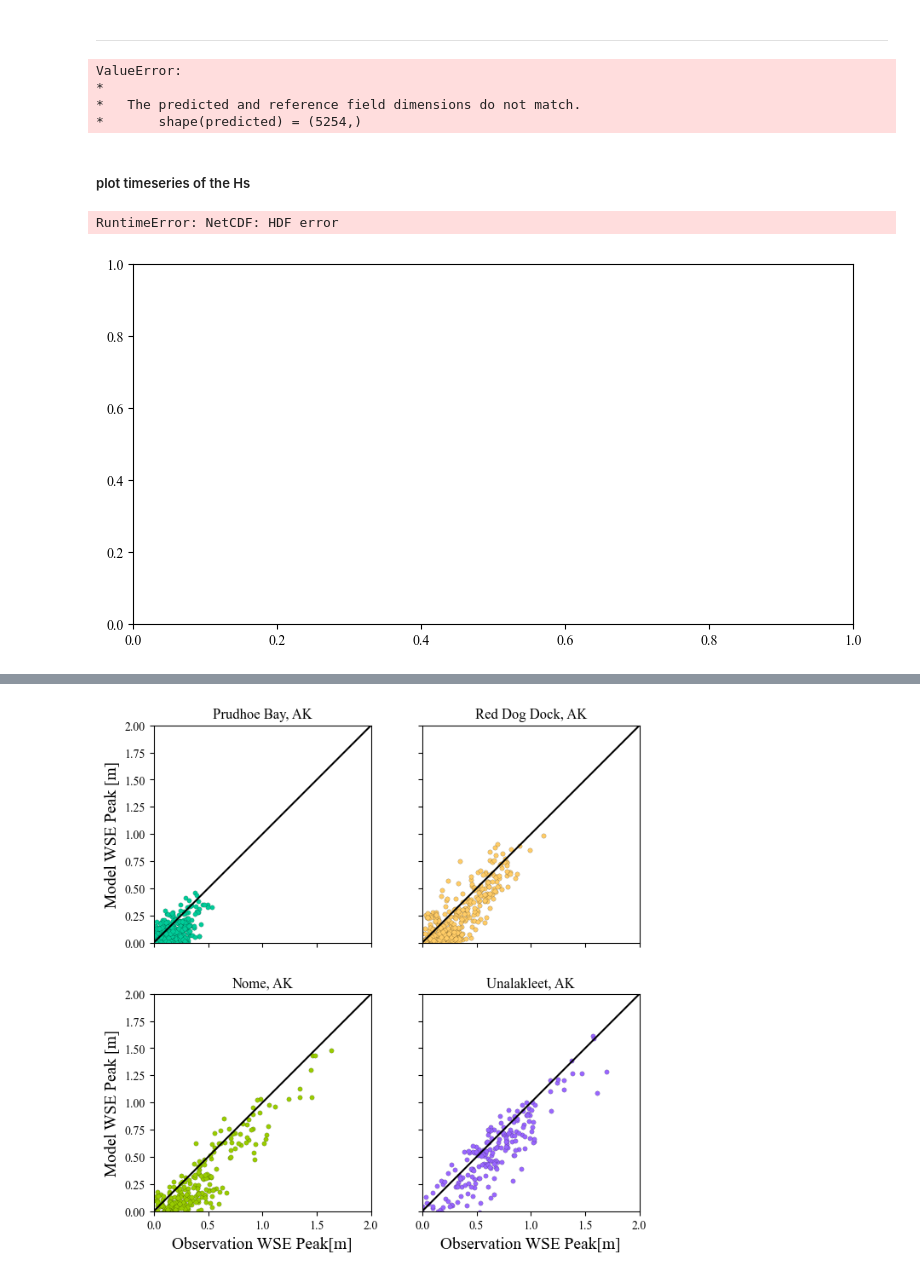
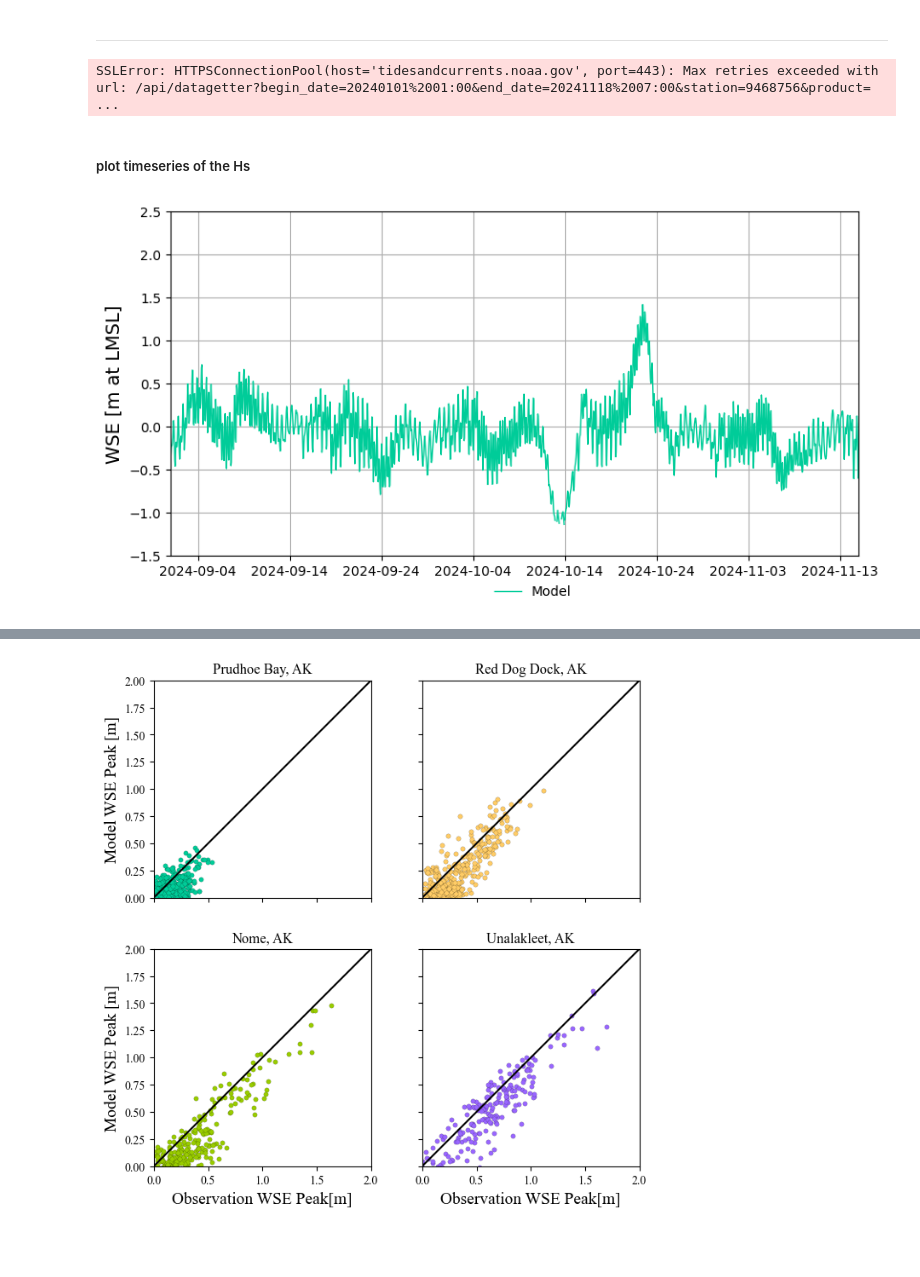
Before and after one commit to tmiesse/arctic_storm, a Jupyter notebook: storm_analysis.ipynb, the cells around one changed output, grey strips where cells are left out. Saved outputs shown, nothing was run; the diff lists cells and outputs as text; code cells hidden in the pictures; blank space fills up the shorter version.

```diff
--- a/storm_analysis.ipynb
+++ b/storm_analysis.ipynb
@@ -84,7 +63,7 @@ Download the swan_HS.63.nc from one of the 4 folders
 # %%
-root = pl.Path('/Users/tmiesse/work/FHRL/arctic/model/arctic_ocean_coastal_study/40_year_simulation/2019_v55')
+root = pl.Path('/groups/ORC-CLIMATE/fhrl_repo/Arctic_Database/Raw_DATA')
 
-ncfile = nc4.Dataset(root / 'outputs' / 'fort.63.nc')
+ncfile = nc4.Dataset(root / '2024' /'outputs' / 'fort.63.nc')
 # %% [markdown]
 #### Read metadata within netcdf file
 # %%
@@ -102,10 +81,12 @@ stations = {'prudhoe':{'id':9497645,'lat':70.420752,'lon':-148.537565},
             'unalakleet':{'id':9468333,'lat':63.881322,'lon':-160.820145},
             'paul':{'id':9464212,'lat':57.228635,'lon':-170.241801}}
 # %%
-name = 'prudhoe'
+name = 'nome'
 station = stations[name]['id']
-start,end = dt[0].strftime('%Y%m%d %H:%M'),dt[-1].strftime('%Y%m%d %H:%M')
+start,end = pd.to_datetime('2024-01-01 01:00').strftime('%Y%m%d %H:%M'),dt[-1000].strftime('%Y%m%d %H:%M')#pd.to_datetime('2019-01-01 01:00').strftime('%Y%m%d %H:%M')
 file = json.loads(noaa_data(start,end,station,vdatum='MSL',interval='6',product='hourly_height'))
 
 obs =np.array([float(file['data'][i]['v']) if file['data'][i]['v']!='' else np.nan for i in range(len(file['data']))])
 obs_dt = pd.to_datetime([file['data'][i]['t'] for i in range(len(file['data']))])
+# %% [output]
+SSLError: HTTPSConnectionPool(host='tidesandcurrents.noaa.gov', port=443): Max retries exceeded with url: /api/datagetter?begin_date=20240101%2001:00&end_date=20241118%2007:00&station=9468756&product= ...
@@ -112,49 +97,44 @@ obs_dt = pd.to_datetime([file['data'][i]['t'] for i in range(len(file['data']))]
 # %%
 # search for the nearest model node to the location inputted
-obs_lat = stations[name]['lat']
-obs_lon = stations[name]['lon']
+obs_lat = 66.257636#stations[name]['lat']
+obs_lon = -166.090238#stations[name]['lon']
 distances,node_ids = point_lookup(y, x,obs_lat,obs_lon)
-taylor1 = sm.taylor_statistics(ncfile.variables['zeta'][:,node_ids[0][0]],obs)
+#taylor1 = sm.taylor_statistics(ncfile.variables['zeta'][:,node_ids[0][0]],obs)
-# %% [output]
-ValueError:
-*
-*   The predicted and reference field dimensions do not match.
-*       shape(predicted) = (5254,)
 # %% [markdown]
 ##### plot timeseries of the Hs
 # %%
 # plot parameters to initialize the plot
-plt.rcParams["font.family"] = "Times New Roman"
+#plt.rcParams["font.family"] = "Times New Roman"
 fig = plt.figure(figsize=(8,4))
 colors = ['#00cc99','#ffcc66','#99cc00']
 ax = plt.axes([0,0.,0.9,.9])
 c=0
 
 
-model = ncfile.variables['zeta'][:-6,node_ids[0][0]]
-ax.plot(dt,model,color=colors[c],label='Model',linewidth=1)
-ax.plot(obs_dt,obs,color='#7094db',label='NOAA',linewidth=1)
+model = ncfile.variables['zeta'][:,node_ids[0][0]]
+ax.plot(dt[:],model,color=colors[c],label='Model',linewidth=1)
 
-bbox = dict(boxstyle='round', fc='white', ec='black', alpha=0.5)
-bias = np.nanmean(obs - model)
-text = (f'Bias = {bias:.2f} m \n'
-        f'RMSE = {taylor1["crmsd"][1]:.2f} m')
+#ax.plot(pd.to_datetime(obs_dt),obs,color='#7094db',label='NOAA',linewidth=1)
 
-ax.text(0.975,0.875,text,fontsize=12,transform=ax.transAxes, horizontalalignment='right',bbox=bbox)
+#bbox = dict(boxstyle='round', fc='white', ec='black', alpha=0.5)
+#bias = np.nanmean(obs - model)
+#text = (f'Bias = {bias:.2f} m \n'
+#        f'RMSE = {taylor1["crmsd"][1]:.2f} m')
+
+#ax.text(0.975,0.875,text,fontsize=12,transform=ax.transAxes, horizontalalignment='right',bbox=bbox)
 
 #ax.plot(dt_int,bias,color='#8c8c8c',linestyle='--',label='Bias',linewidth=2)
 
 ax.set_ylabel(r'WSE [m at LMSL]',fontsize=14)
-ax.set_ylim([-1.500001,2.000001])
-dt1 = pd.to_datetime('2019-01-21')
-dt2 = pd.to_datetime('2019-08-01')
+ax.set_ylim([-1.500001,2.500001])
+dt1 = pd.to_datetime('2024-09-01')
+dt2 = pd.to_datetime('2024-11-15')
 ax.set_xlim([dt1,dt2])
 ax.grid(True)
 ax.legend(loc='upper right', bbox_to_anchor=(0.6, -.05),ncol=2,frameon=False,fontsize=10)
-ax.set_title('Prudhoe Bay, AK')
+#ax.set_title(name)
 ax.xaxis.set_major_locator(plt.MaxNLocator(8))
 #plt.savefig(f'/Users/tmiesse/work/FHRL/arctic/model/arctic_ocean_coastal_study/figures/{name}_wl.png',dpi=480,bbox_inches='tight',pad_inches=0.1,transparent=True)
 plt.show()
 # %% [output]
-RuntimeError: NetCDF: HDF error
-[figure, old version]
+[figure, new version]
```
Also changed, not shown: parts of 18 cells of this notebook, 17 other files.
